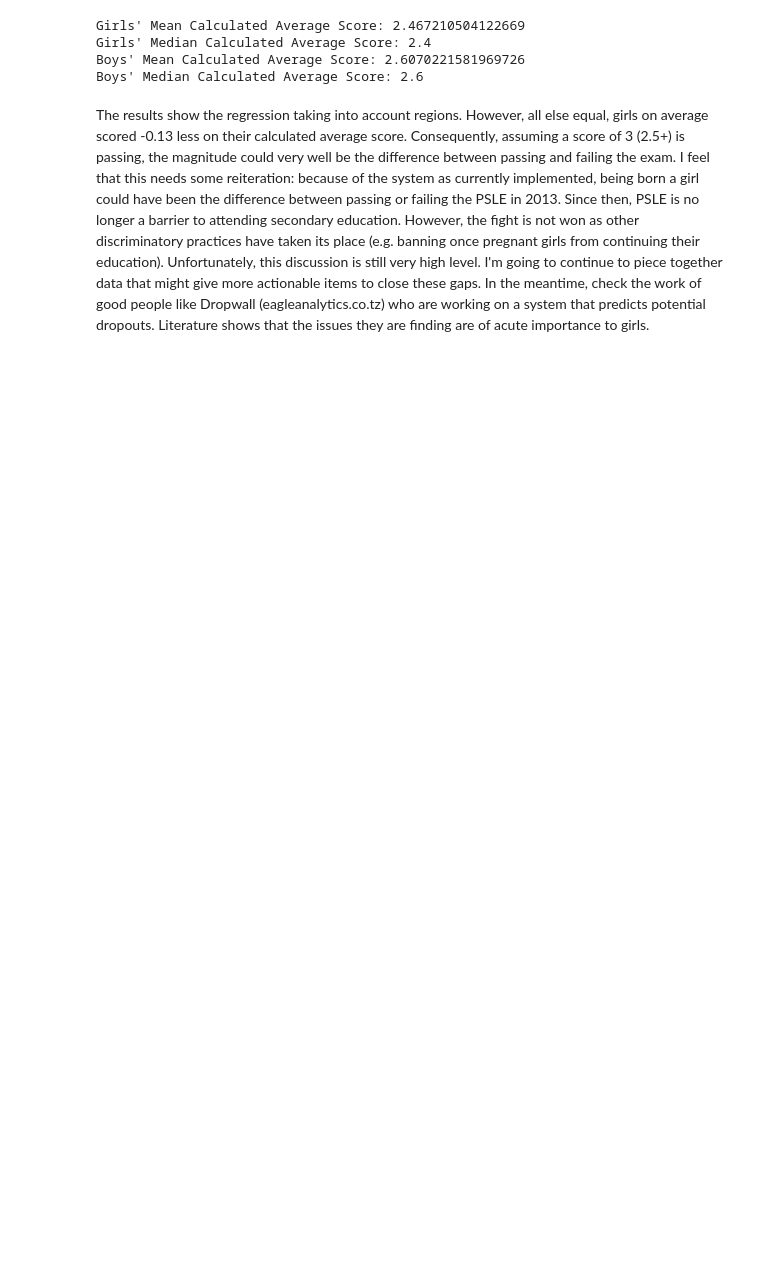
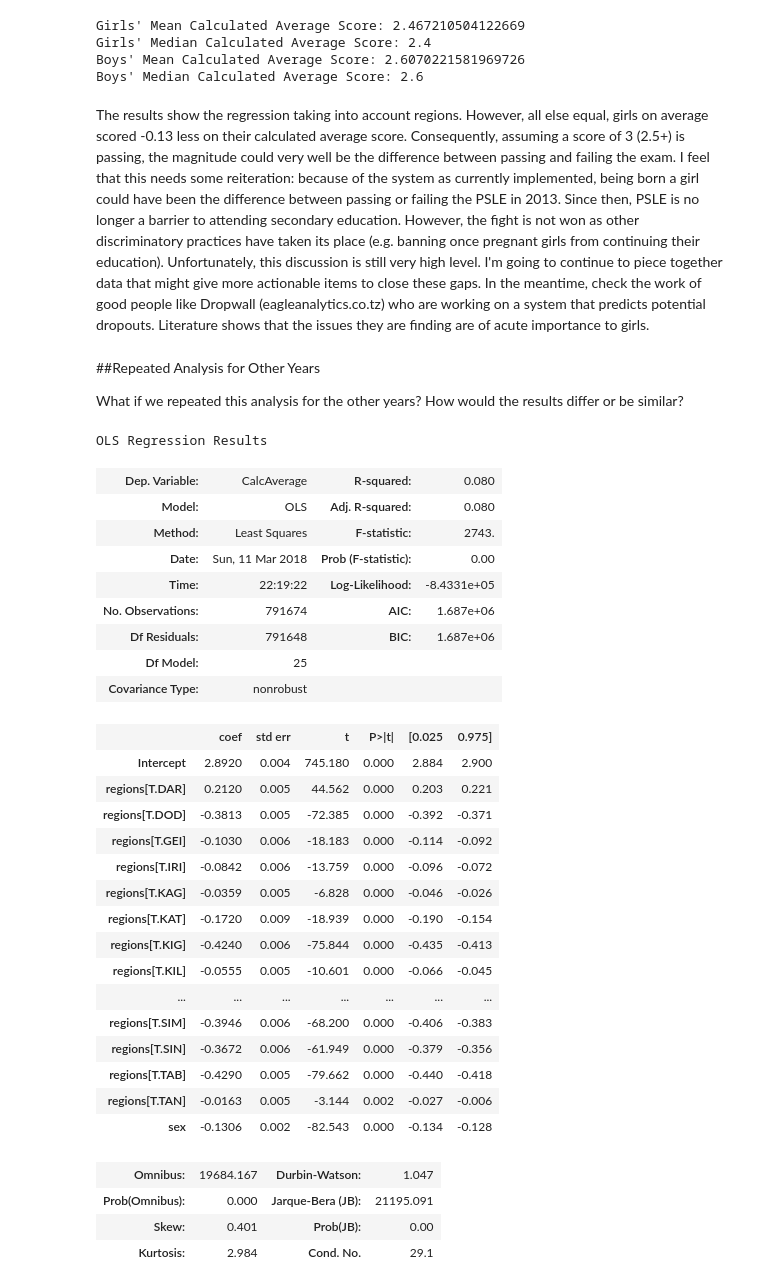
Before and after one commit to yo-my-bard/Scraping-NECTA, a Jupyter notebook: Womens_Day_Models_Analysis.ipynb, the cells around one changed output. Drawn from its saved outputs; the diff is of its cells as text; code cells hidden in the pictures; blank space fills up the shorter version.

Commit message:
Added means differences analysis

```diff
--- a/Womens_Day_Models_Analysis.ipynb
+++ b/Womens_Day_Models_Analysis.ipynb
@@ -56,3 +56,62 @@ Boys' Mean Calculated Average Score: 2.6070221581969726
 Boys' Median Calculated Average Score: 2.6
 # %% [markdown]
 The results show the regression taking into account regions. However, all else equal, girls on average scored -0.13 less on their calculated average score. Consequently, assuming a score of 3 (2.5+) is passing, the magnitude could very well be the difference between passing and failing the exam. I feel that this needs some reiteration: because of the system as currently implemented, being born a girl could have been the difference between passing or failing the PSLE in 2013. Since then, PSLE is no longer a barrier to attending secondary education. However, the fight is not won as other discriminatory practices have taken its place (e.g. banning once pregnant girls from continuing their education). Unfortunately, this discussion is still very high level. I'm going to continue to piece together data that might give more actionable items to close these gaps. In the meantime, check the work of good people like Dropwall (eagleanalytics.co.tz) who are working on a system that predicts potential dropouts. Literature shows that the issues they are finding are of acute importance to girls.
+# %% [markdown]
+##Repeated Analysis for Other Years
+
+What if we repeated this analysis for the other years? How would the results differ or be similar?
+# %%
+#Read in CSV
+psle2014 = pd.read_csv("~/Documents/GitHub/ImportingNECTA/CompleteDatasets/necta_psle_2014.csv")
+psle2015 = pd.read_csv("~/Documents/GitHub/ImportingNECTA/CompleteDatasets/necta_psle_2015.csv")
+
+def womens_day_ols(data):
+
+    #Drop NAs, get Dummies if desired, call .head to check dataframe if desired
+    psle_noNA = data.dropna(axis=0, how='any')
+    psle_noNA2 = pd.get_dummies(psle_noNA, columns=['Region'])
+
+    #Assign variables for building the model
+    CalcAverage = psle_noNA.CalcAverage
+    sex = psle_noNA.SEX
+    regions = psle_noNA.Region
+
+    #For just the DAR-ES-SALAAM Dummy Variable
+    dar = psle_noNA2.Region_DAR
+
+    #Build the model, print the model summary
+    model = ols("CalcAverage ~ sex + regions", psle_noNA).fit()
+    return model.summary()
+
+womens_day_ols(psle2014)
+# %% [output]
+OLS Regression Results
+| Dep. Variable: | CalcAverage | R-squared: | 0.080 |
+| Model: | OLS | Adj. R-squared: | 0.080 |
+| Method: | Least Squares | F-statistic: | 2743. |
+| Date: | Sun, 11 Mar 2018 | Prob (F-statistic): | 0.00 |
+| Time: | 22:19:22 | Log-Likelihood: | -8.4331e+05 |
+| No. Observations: | 791674 | AIC: | 1.687e+06 |
+| Df Residuals: | 791648 | BIC: | 1.687e+06 |
+| Df Model: | 25 |  |  |
+| Covariance Type: | nonrobust |  |  |
+|  | coef | std err | t | P>|t| | [0.025 | 0.975] |
+| Intercept | 2.8920 | 0.004 | 745.180 | 0.000 | 2.884 | 2.900 |
+| regions[T.DAR] | 0.2120 | 0.005 | 44.562 | 0.000 | 0.203 | 0.221 |
+| regions[T.DOD] | -0.3813 | 0.005 | -72.385 | 0.000 | -0.392 | -0.371 |
+| regions[T.GEI] | -0.1030 | 0.006 | -18.183 | 0.000 | -0.114 | -0.092 |
+| regions[T.IRI] | -0.0842 | 0.006 | -13.759 | 0.000 | -0.096 | -0.072 |
+| regions[T.KAG] | -0.0359 | 0.005 | -6.828 | 0.000 | -0.046 | -0.026 |
+| regions[T.KAT] | -0.1720 | 0.009 | -18.939 | 0.000 | -0.190 | -0.154 |
+| regions[T.KIG] | -0.4240 | 0.006 | -75.844 | 0.000 | -0.435 | -0.413 |
+| regions[T.KIL] | -0.0555 | 0.005 | -10.601 | 0.000 | -0.066 | -0.045 |
+| ... | ... | ... | ... | ... | ... | ... |
+| regions[T.SIM] | -0.3946 | 0.006 | -68.200 | 0.000 | -0.406 | -0.383 |
+| regions[T.SIN] | -0.3672 | 0.006 | -61.949 | 0.000 | -0.379 | -0.356 |
+| regions[T.TAB] | -0.4290 | 0.005 | -79.662 | 0.000 | -0.440 | -0.418 |
+| regions[T.TAN] | -0.0163 | 0.005 | -3.144 | 0.002 | -0.027 | -0.006 |
+| sex | -0.1306 | 0.002 | -82.543 | 0.000 | -0.134 | -0.128 |
+| Omnibus: | 19684.167 | Durbin-Watson: | 1.047 |
+| Prob(Omnibus): | 0.000 | Jarque-Bera (JB): | 21195.091 |
+| Skew: | 0.401 | Prob(JB): | 0.00 |
+| Kurtosis: | 2.984 | Cond. No. | 29.1 |
```
Also changed, not shown: parts of 6 cells of this notebook.
